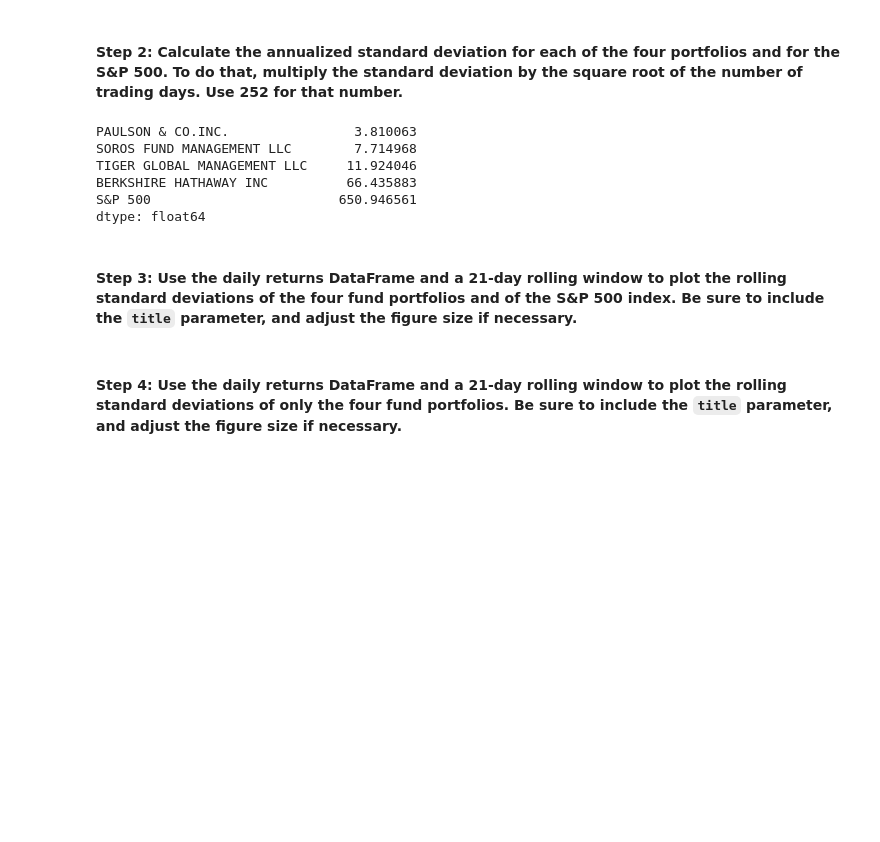
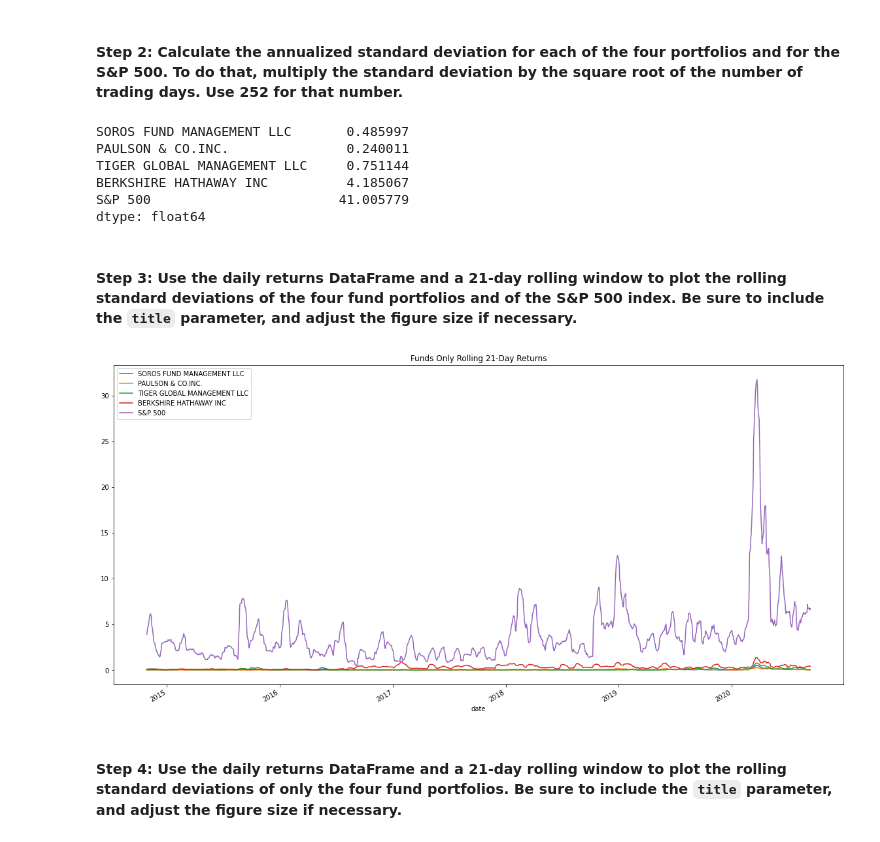
Before and after one commit to aaron-elliott/Challenge-4, a Jupyter notebook: risk_return_analysis.ipynb, the cells around one changed output. Cells and saved outputs as stored; diff of their text form; code cells hidden in the pictures; blank space fills up the shorter version.

Commit message:
risk analysis changes
risk analysis changes including changes to rolling 21 day standard deviation and rolling 60 day portfolio variance

```diff
--- a/risk_return_analysis.ipynb
+++ b/risk_return_analysis.ipynb
@@ -265,21 +265,26 @@ dtype: float64
 annualized_std = standard_dev * np.sqrt(252)
 
 annualized_std.sort_values(ascending = True)
+
+print(standard_dev)
 # %% [output]
-PAULSON & CO.INC.                3.810063
-SOROS FUND MANAGEMENT LLC        7.714968
-TIGER GLOBAL MANAGEMENT LLC     11.924046
-BERKSHIRE HATHAWAY INC          66.435883
-S&P 500                        650.946561
+SOROS FUND MANAGEMENT LLC       0.485997
+PAULSON & CO.INC.               0.240011
+TIGER GLOBAL MANAGEMENT LLC     0.751144
+BERKSHIRE HATHAWAY INC          4.185067
+S&P 500                        41.005779
 dtype: float64
 # %% [markdown]
 #### Step 3: Use the daily returns DataFrame and a 21-day rolling window to plot the rolling standard deviations of the four fund portfolios and of the S&P 500 index. Be sure to include the `title` parameter, and adjust the figure size if necessary.
 # %%
 # Using the daily returns DataFrame and a 21-day rolling window,
 # plot the rolling standard deviation of the 4 portfolios and the S&P 500
 # Include a title parameter and adjust the figure size
 
-rolling_21_all = standard_dev.rolling(window = 21)
+rolling_21_all = whales_navs_df.rolling(window = 21).std().plot(figsize = (20,10),
+                                                              title = "Funds Only Rolling 21-Day Returns", legend = "True")
+# %% [output]
+[figure, added]
 # %% [markdown]
 #### Step 4: Use the daily returns DataFrame and a 21-day rolling window to plot the rolling standard deviations of only the four fund portfolios. Be sure to include the `title` parameter, and adjust the figure size if necessary.
 # %%
```
Also changed, not shown: parts of 8 cells of this notebook.
